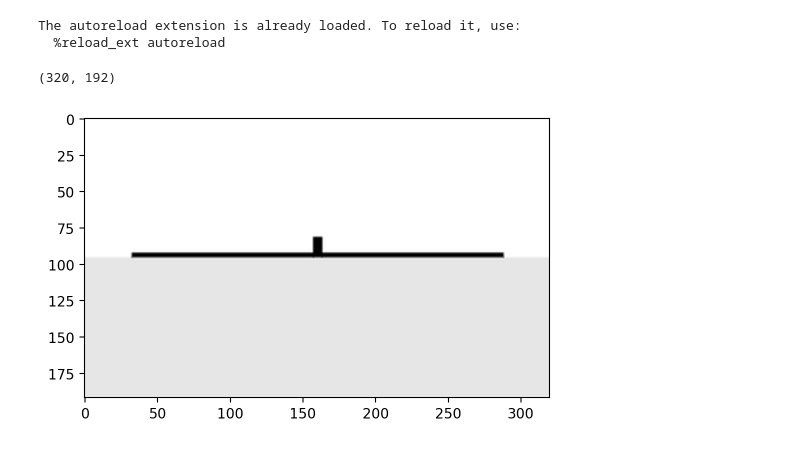
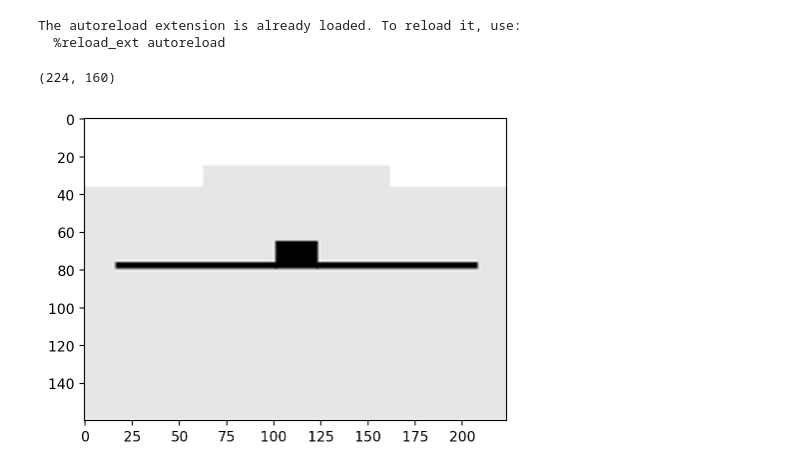
Before and after one commit to atait/jupyter-meep, a Jupyter notebook: notebooks/partial_waveguides/EigenModes/MPB_eigenmodes.ipynb, the cells around one changed output. Drawn from its saved outputs; the diff is of its cells as text; code cells hidden in the pictures.

```diff
--- a/notebooks/partial_waveguides/EigenModes/MPB_eigenmodes.ipynb
+++ b/notebooks/partial_waveguides/EigenModes/MPB_eigenmodes.ipynb
@@ -19,9 +19,9 @@ from matplotlib.backends.backend_pdf import PdfPages
 The autoreload extension is already loaded. To reload it, use:
   %reload_ext autoreload
 # %%
-ms = get_ms(geom=get_geom(.1))
+ms = get_ms(geom=get_xs(.35, two_wg_gap=None, encapsulation=.6))
 ms.init_params(mp.NO_PARITY, reset_fields=True)
 show_geometry(ms, periods=1).shape
 # %% [output]
-(320, 192)
+(224, 160)
-[figure, old version]
+[figure, new version]
```
Also changed, not shown: parts of 10 cells of this notebook, 3 other files.
